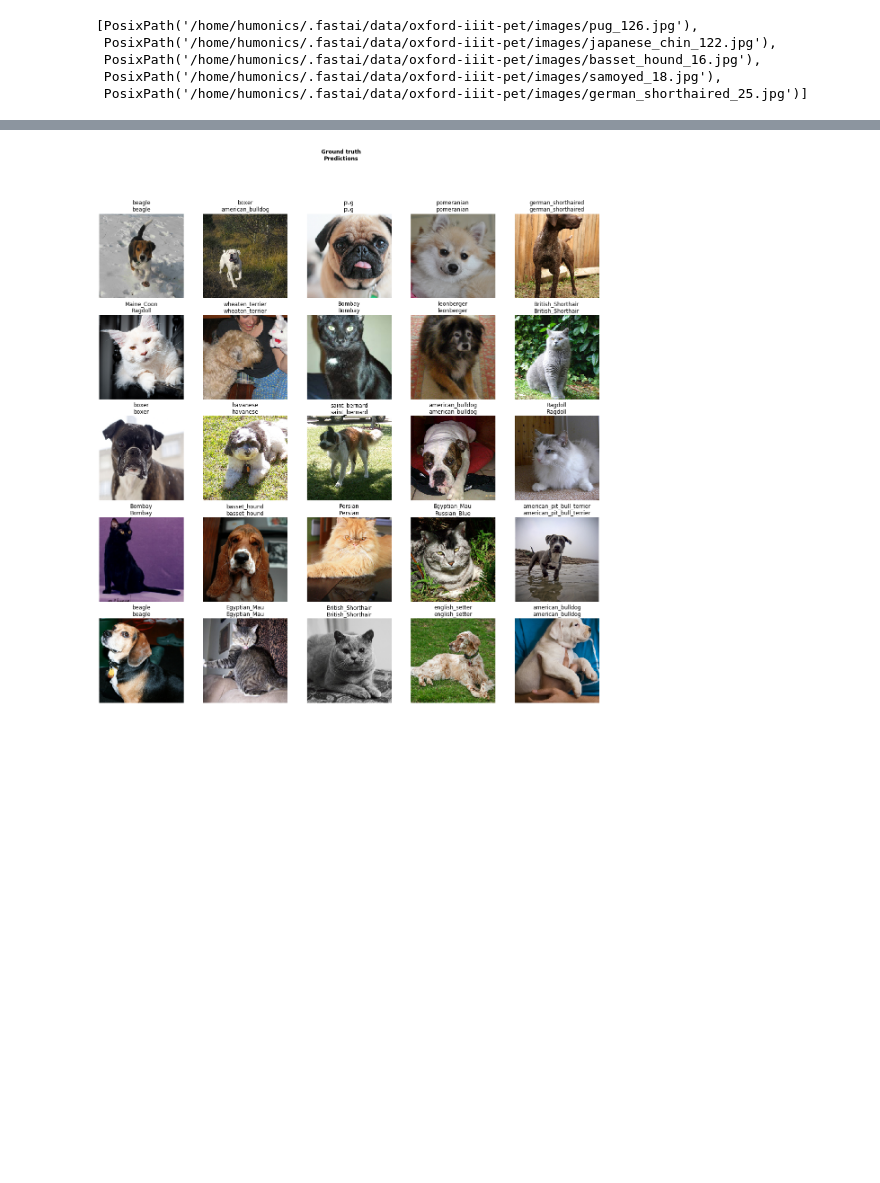
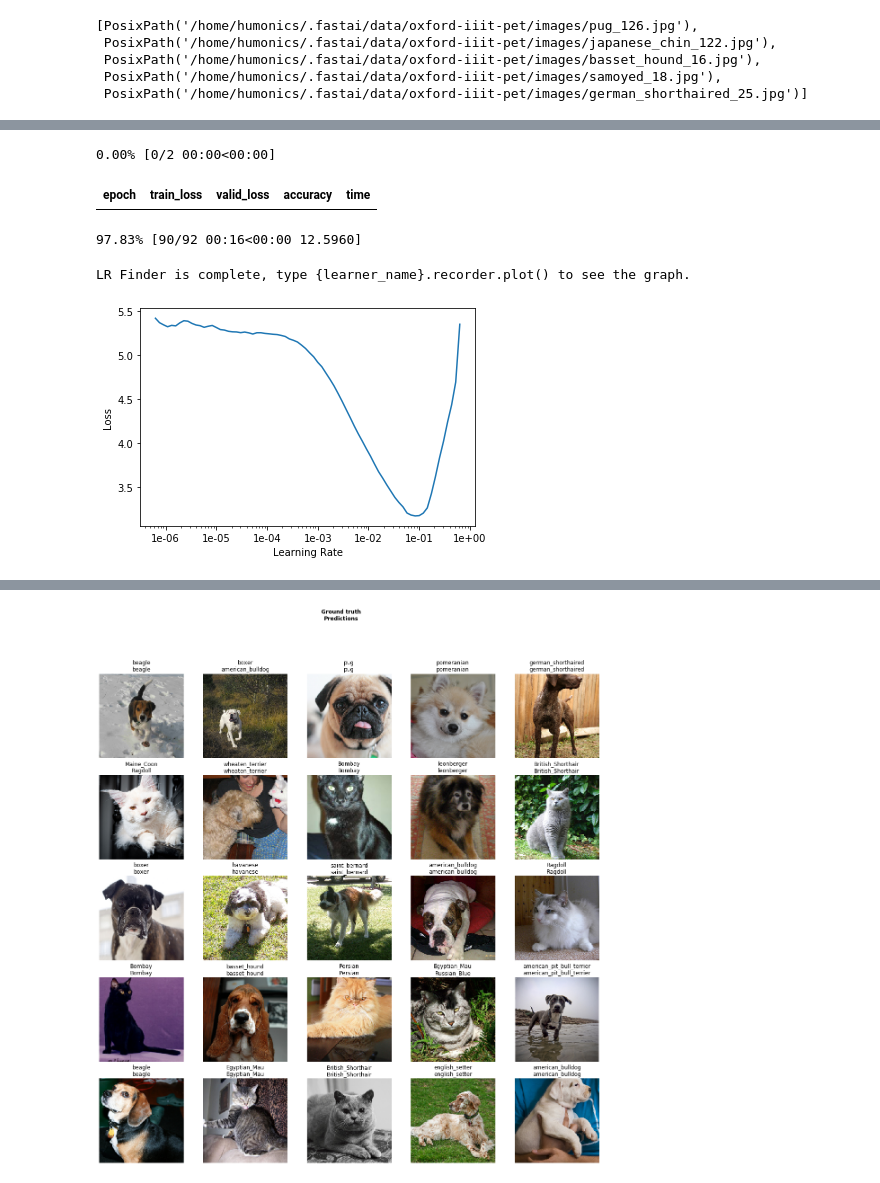
Before and after one commit to adityak2920/deep_learning_pytorch, a Jupyter notebook: Classification(fastai).ipynb, the cells around one changed output, grey strips where cells are left out. Cells and saved outputs as stored; diff of their text form; code cells hidden in the pictures; blank space fills up the shorter version.

```diff
--- a/Classification(fastai).ipynb
+++ b/Classification(fastai).ipynb
@@ -69,3 +81,12 @@ Sequential(
+# %%
+learn.lr_find()
+learn.recorder.plot()
+# %% [output]
+0.00% [0/2 00:00<00:00]
+| epoch | train_loss | valid_loss | accuracy | time |
+97.83% [90/92 00:16<00:00 12.5960]
+LR Finder is complete, type {learner_name}.recorder.plot() to see the graph.
+[figure, added]
 # %%
 learn.fit_one_cycle(4)
 # %% [output]
```
Also changed, not shown: parts of 17 cells of this notebook, 4 other files.
